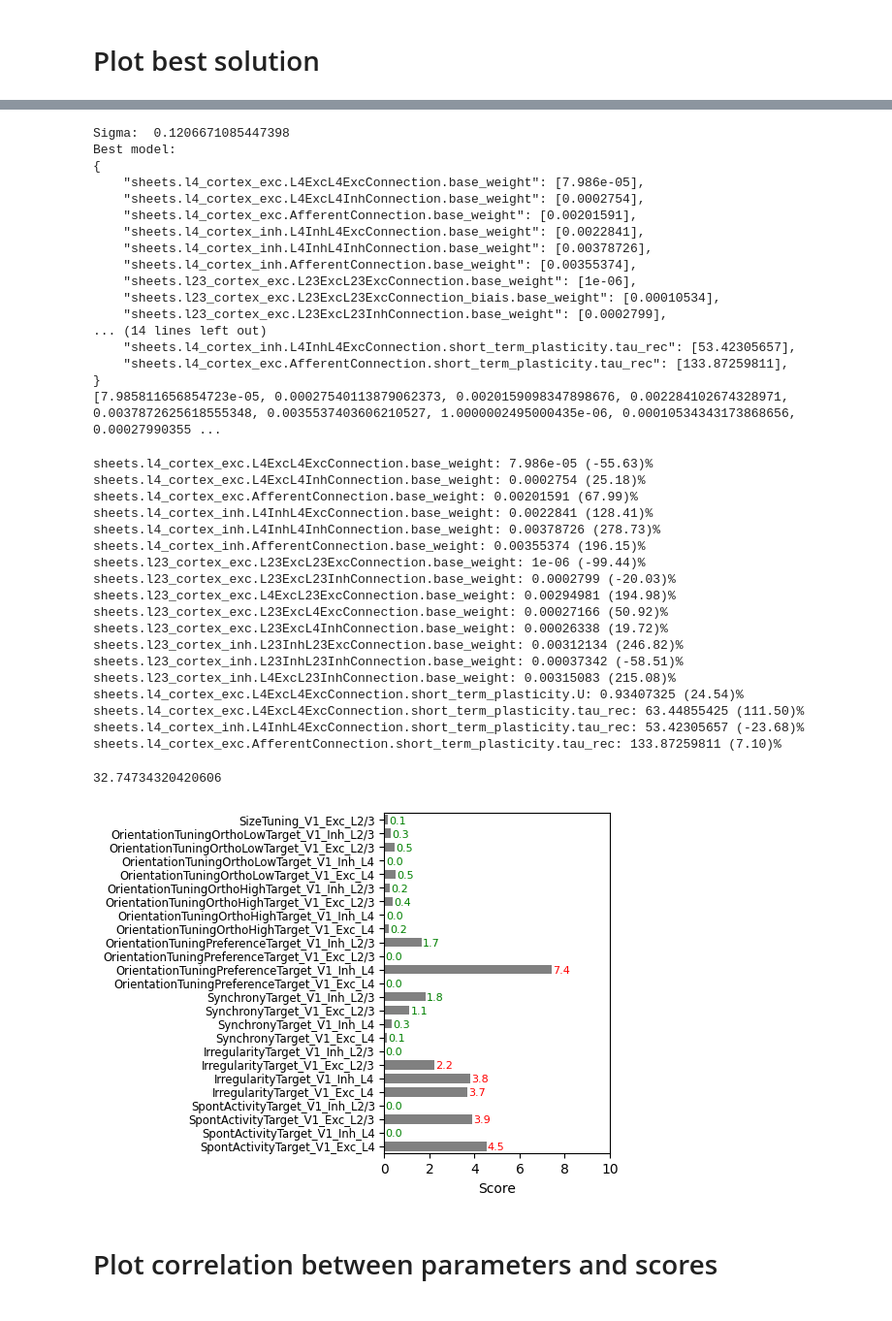
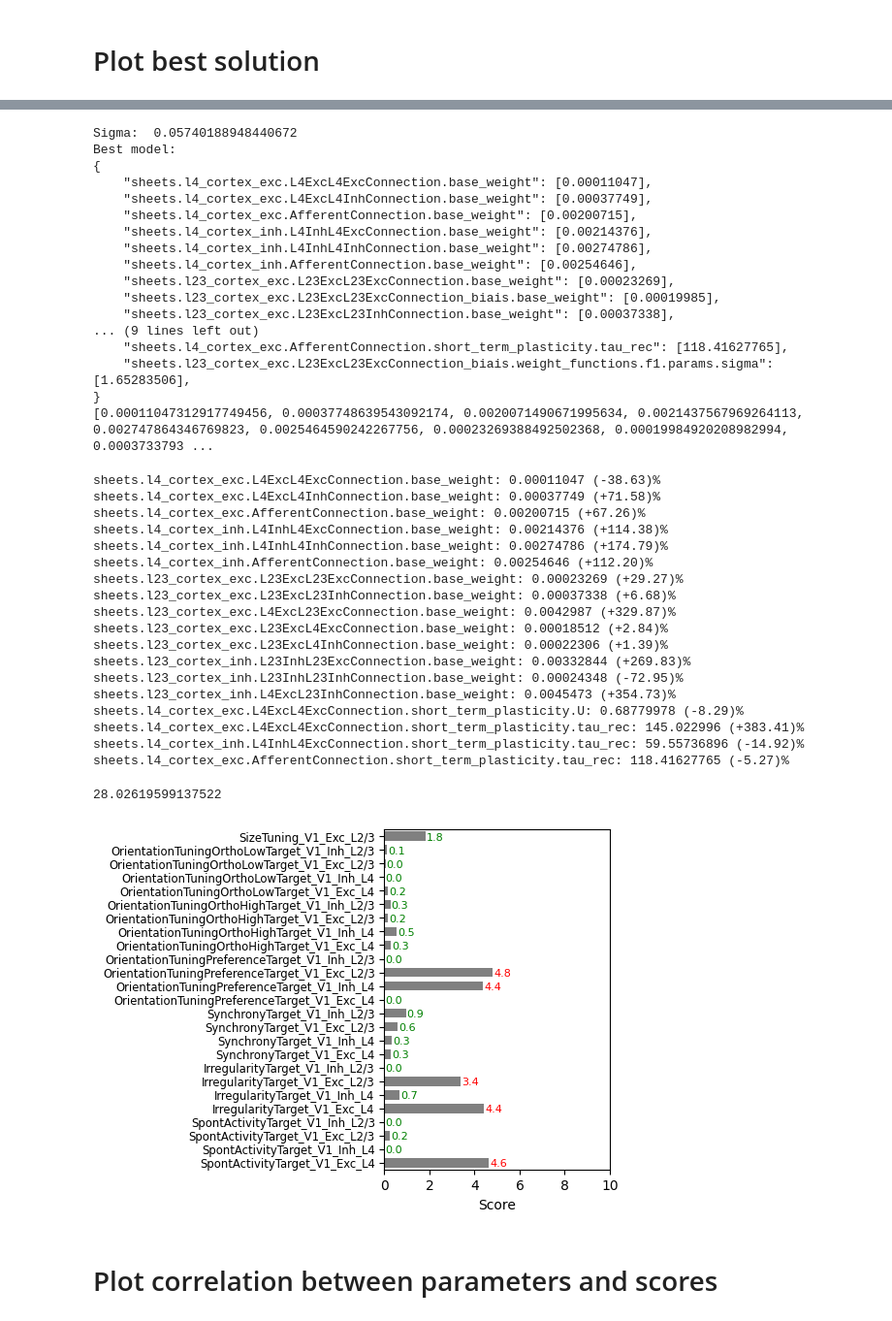
Before and after one commit to DrTaDa/OptLSV1M, a Jupyter notebook: Analyze optimization.ipynb, the cells around one changed output, grey strips where cells are left out. Shown at 97% size. Drawn from its saved outputs; the diff is of its cells as text; code cells hidden in the pictures.

```diff
--- a/Analyze optimization.ipynb
+++ b/Analyze optimization.ipynb
@@ -14,8 +14,8 @@ from evaluator import define_parameters, define_fitness_calculator
 mpl.rcParams['mathtext.default'] = 'regular'
 cmap = mpl.colormaps['viridis']
 # %%
-optimization_folder = "20250306-154540_Optimization"
-config_optimisation = "./param_split/config_optimisation"
+optimization_folder = "20250520-150436_Optimization"
+config_optimisation = "./param_split_1split/config_optimisation"
 checkpoint_path = f"./{optimization_folder}/opt_check.pkl"
 # %%
 with open(config_optimisation) as f:
@@ -55,23 +60,23 @@ print("}")
 
 print(run["halloffame"][0])
 # %% [output]
-Sigma:  0.1206671085447398
+Sigma:  0.05740188948440672
 Best model:
 {
-    "sheets.l4_cortex_exc.L4ExcL4ExcConnection.base_weight": [7.986e-05],
-    "sheets.l4_cortex_exc.L4ExcL4InhConnection.base_weight": [0.0002754],
-    "sheets.l4_cortex_exc.AfferentConnection.base_weight": [0.00201591],
-    "sheets.l4_cortex_inh.L4InhL4ExcConnection.base_weight": [0.0022841],
-    "sheets.l4_cortex_inh.L4InhL4InhConnection.base_weight": [0.00378726],
-    "sheets.l4_cortex_inh.AfferentConnection.base_weight": [0.00355374],
-    "sheets.l23_cortex_exc.L23ExcL23ExcConnection.base_weight": [1e-06],
-    "sheets.l23_cortex_exc.L23ExcL23ExcConnection_biais.base_weight": [0.00010534],
-    "sheets.l23_cortex_exc.L23ExcL23InhConnection.base_weight": [0.0002799],
-... (14 lines left out)
-    "sheets.l4_cortex_inh.L4InhL4ExcConnection.short_term_plasticity.tau_rec": [53.42305657],
-    "sheets.l4_cortex_exc.AfferentConnection.short_term_plasticity.tau_rec": [133.87259811],
+    "sheets.l4_cortex_exc.L4ExcL4ExcConnection.base_weight": [0.00011047],
+    "sheets.l4_cortex_exc.L4ExcL4InhConnection.base_weight": [0.00037749],
+    "sheets.l4_cortex_exc.AfferentConnection.base_weight": [0.00200715],
+    "sheets.l4_cortex_inh.L4InhL4ExcConnection.base_weight": [0.00214376],
+    "sheets.l4_cortex_inh.L4InhL4InhConnection.base_weight": [0.00274786],
+    "sheets.l4_cortex_inh.AfferentConnection.base_weight": [0.00254646],
+    "sheets.l23_cortex_exc.L23ExcL23ExcConnection.base_weight": [0.00023269],
+    "sheets.l23_cortex_exc.L23ExcL23ExcConnection_biais.base_weight": [0.00019985],
+    "sheets.l23_cortex_exc.L23ExcL23InhConnection.base_weight": [0.00037338],
+... (9 lines left out)
+    "sheets.l4_cortex_exc.AfferentConnection.short_term_plasticity.tau_rec": [118.41627765],
+    "sheets.l23_cortex_exc.L23ExcL23ExcConnection_biais.weight_functions.f1.params.sigma": [1.65283506],
 }
-[7.985811656854723e-05, 0.00027540113879062373, 0.0020159098347898676, 0.002284102674328971, 0.0037872625618555348, 0.0035537403606210527, 1.0000002495000435e-06, 0.00010534343173868656, 0.00027990355 ...
+[0.00011047312917749456, 0.00037748639543092174, 0.0020071490671995634, 0.0021437567969264113, 0.002747864346769823, 0.0025464590242267756, 0.00023269388492502368, 0.00019984920208982994, 0.0003733793 ...
 # %%
 reference_parameters = {
     "sheets.l4_cortex_exc.L4ExcL4ExcConnection.base_weight": [0.00018],
@@ -97,54 +102,57 @@ reference_parameters = {
 for p, v in zip(param_names, run["halloffame"][0]):
     if p in reference_parameters:
         _diff = 100 * (v - reference_parameters[p][0]) / reference_parameters[p][0]
-        print(f'{p}: {round(v, 8)} ({_diff:.2f})%')
+        if _diff > 0:
+            print(f'{p}: {round(v, 8)} (+{_diff:.2f})%')
+        else:
+            print(f'{p}: {round(v, 8)} ({_diff:.2f})%')
 # %% [output]
-sheets.l4_cortex_exc.L4ExcL4ExcConnection.base_weight: 7.986e-05 (-55.63)%
-sheets.l4_cortex_exc.L4ExcL4InhConnection.base_weight: 0.0002754 (25.18)%
-sheets.l4_cortex_exc.AfferentConnection.base_weight: 0.00201591 (67.99)%
-sheets.l4_cortex_inh.L4InhL4ExcConnection.base_weight: 0.0022841 (128.41)%
-sheets.l4_cortex_inh.L4InhL4InhConnection.base_weight: 0.00378726 (278.73)%
-sheets.l4_cortex_inh.AfferentConnection.base_weight: 0.00355374 (196.15)%
-sheets.l23_cortex_exc.L23ExcL23ExcConnection.base_weight: 1e-06 (-99.44)%
-sheets.l23_cortex_exc.L23ExcL23InhConnection.base_weight: 0.0002799 (-20.03)%
-sheets.l23_cortex_exc.L4ExcL23ExcConnection.base_weight: 0.00294981 (194.98)%
-sheets.l23_cortex_exc.L23ExcL4ExcConnection.base_weight: 0.00027166 (50.92)%
-sheets.l23_cortex_exc.L23ExcL4InhConnection.base_weight: 0.00026338 (19.72)%
-sheets.l23_cortex_inh.L23InhL23ExcConnection.base_weight: 0.00312134 (246.82)%
-sheets.l23_cortex_inh.L23InhL23InhConnection.base_weight: 0.00037342 (-58.51)%
-sheets.l23_cortex_inh.L4ExcL23InhConnection.base_weight: 0.00315083 (215.08)%
-sheets.l4_cortex_exc.L4ExcL4ExcConnection.short_term_plasticity.U: 0.93407325 (24.54)%
-sheets.l4_cortex_exc.L4ExcL4ExcConnection.short_term_plasticity.tau_rec: 63.44855425 (111.50)%
-sheets.l4_cortex_inh.L4InhL4ExcConnection.short_term_plasticity.tau_rec: 53.42305657 (-23.68)%
-sheets.l4_cortex_exc.AfferentConnection.short_term_plasticity.tau_rec: 133.87259811 (7.10)%
+sheets.l4_cortex_exc.L4ExcL4ExcConnection.base_weight: 0.00011047 (-38.63)%
+sheets.l4_cortex_exc.L4ExcL4InhConnection.base_weight: 0.00037749 (+71.58)%
+sheets.l4_cortex_exc.AfferentConnection.base_weight: 0.00200715 (+67.26)%
+sheets.l4_cortex_inh.L4InhL4ExcConnection.base_weight: 0.00214376 (+114.38)%
+sheets.l4_cortex_inh.L4InhL4InhConnection.base_weight: 0.00274786 (+174.79)%
+sheets.l4_cortex_inh.AfferentConnection.base_weight: 0.00254646 (+112.20)%
+sheets.l23_cortex_exc.L23ExcL23ExcConnection.base_weight: 0.00023269 (+29.27)%
+sheets.l23_cortex_exc.L23ExcL23InhConnection.base_weight: 0.00037338 (+6.68)%
+sheets.l23_cortex_exc.L4ExcL23ExcConnection.base_weight: 0.0042987 (+329.87)%
+sheets.l23_cortex_exc.L23ExcL4ExcConnection.base_weight: 0.00018512 (+2.84)%
+sheets.l23_cortex_exc.L23ExcL4InhConnection.base_weight: 0.00022306 (+1.39)%
+sheets.l23_cortex_inh.L23InhL23ExcConnection.base_weight: 0.00332844 (+269.83)%
+sheets.l23_cortex_inh.L23InhL23InhConnection.base_weight: 0.00024348 (-72.95)%
+sheets.l23_cortex_inh.L4ExcL23InhConnection.base_weight: 0.0045473 (+354.73)%
+sheets.l4_cortex_exc.L4ExcL4ExcConnection.short_term_plasticity.U: 0.68779978 (-8.29)%
+sheets.l4_cortex_exc.L4ExcL4ExcConnection.short_term_plasticity.tau_rec: 145.022996 (+383.41)%
+sheets.l4_cortex_inh.L4InhL4ExcConnection.short_term_plasticity.tau_rec: 59.55736896 (-14.92)%
+sheets.l4_cortex_exc.AfferentConnection.short_term_plasticity.tau_rec: 118.41627765 (-5.27)%
 # %%
 score = [float(f) for f in run["halloffame"][0].fitness.values]
 best_params = [float(f) for f in run["halloffame"][0]]
 pos = [*range(len(score))]
 print(sum(score))
 fig, axs = plt.subplots(1, figsize=(3, 0.8 + 0.150 * len(pos)), squeeze=False)
 
 axs[0, 0].barh(pos, score, height=0.7, align="center", color="gray")
 
 for p, s in zip(pos, score):
     if s > 2:
-        axs[0, 0].text(s + 0.05, p - 0.25, s="{:.1f}".format(s), color="red", fontsize=8)
+        axs[0, 0].text(numpy.min([s, 10]) + 0.05, p - 0.25, s="{:.1f}".format(s), color="red", fontsize=8)
     if s < 2:
         axs[0, 0].text(s + 0.05, p - 0.25, s="{:.1f}".format(s), color="green", fontsize=8)
 
 axs[0, 0].set_xlabel("Score")
 
 axs[0, 0].set_yticks(pos)
 axs[0, 0].set_yticklabels(scores_names, size="small")
 
 axs[0, 0].set_xlim(0, 10)
 axs[0, 0].set_ylim(-0.5, len(pos) - 0.5)
 
 plt.savefig(f"./figures/scores_{optimization_folder}.png", dpi=100, bbox_inches="tight", transparent=True)
 plt.show()
 # %% [output]
-32.74734320420606
+28.02619599137522
-[figure, old version]
+[figure, new version]
 # %% [markdown]
 # Plot correlation between parameters and scores
 # %%
```
Also changed, not shown: parts of 5 cells of this notebook, 41 other files.
